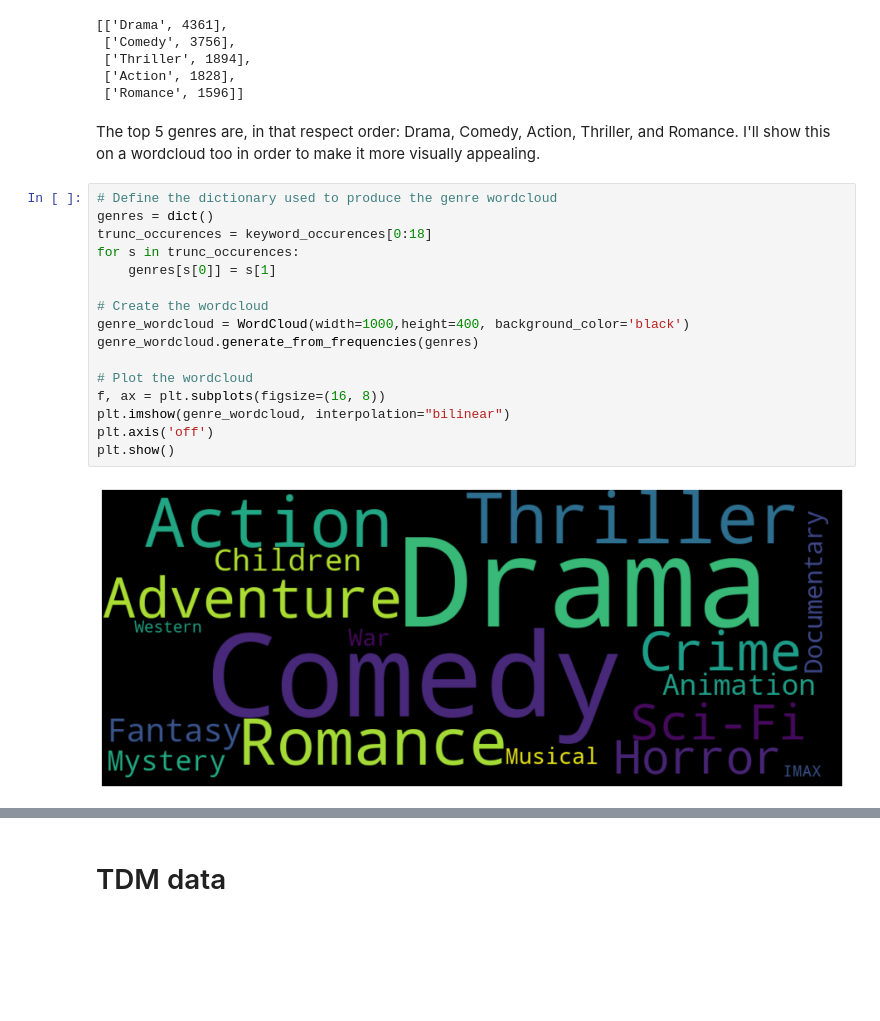
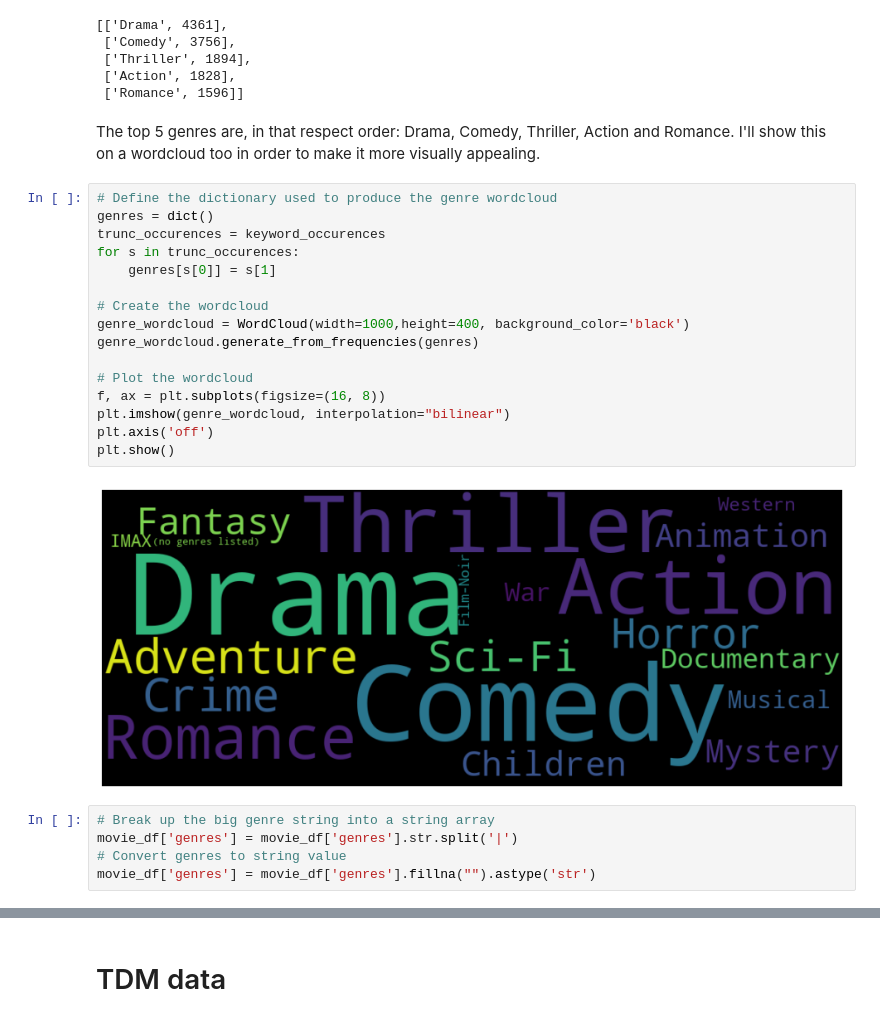
Before and after one commit to MizanMustakim/Big_data_movie_project, a Jupyter notebook: Big_data_movie_project.ipynb, the cells around one changed output, grey strips where cells are left out. Drawn from its saved outputs; the diff is of its cells as text; blank space fills up the shorter version.

```diff
--- a/Big_data_movie_project.ipynb
+++ b/Big_data_movie_project.ipynb
@@ -158,22 +158,27 @@ keyword_occurences[:5]
  ['Action', 1828],
  ['Romance', 1596]]
 # %% [markdown]
-The top 5 genres are, in that respect order: Drama, Comedy, Action, Thriller, and Romance. I'll show this on a wordcloud too in order to make it more visually appealing.
+The top 5 genres are, in that respect order: Drama, Comedy, Thriller, Action and Romance. I'll show this on a wordcloud too in order to make it more visually appealing.
 # %%
 # Define the dictionary used to produce the genre wordcloud
 genres = dict()
-trunc_occurences = keyword_occurences[0:18]
+trunc_occurences = keyword_occurences
 for s in trunc_occurences:
     genres[s[0]] = s[1]
 
 # Create the wordcloud
 genre_wordcloud = WordCloud(width=1000,height=400, background_color='black')
 genre_wordcloud.generate_from_frequencies(genres)
 
 # Plot the wordcloud
 f, ax = plt.subplots(figsize=(16, 8))
 plt.imshow(genre_wordcloud, interpolation="bilinear")
 plt.axis('off')
 plt.show()
 # %% [output]
-[figure, old version]
+[figure, new version]
+# %%
+# Break up the big genre string into a string array
+movie_df['genres'] = movie_df['genres'].str.split('|')
+# Convert genres to string value
+movie_df['genres'] = movie_df['genres'].fillna("").astype('str')
```
Also changed, not shown: parts of 12 cells of this notebook.
